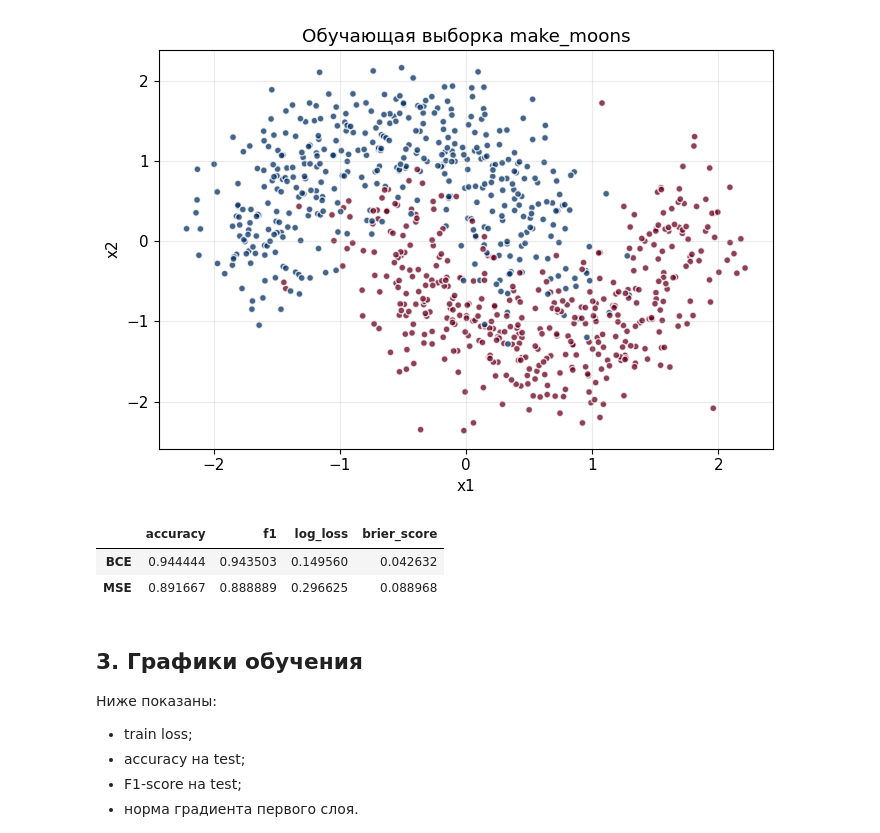
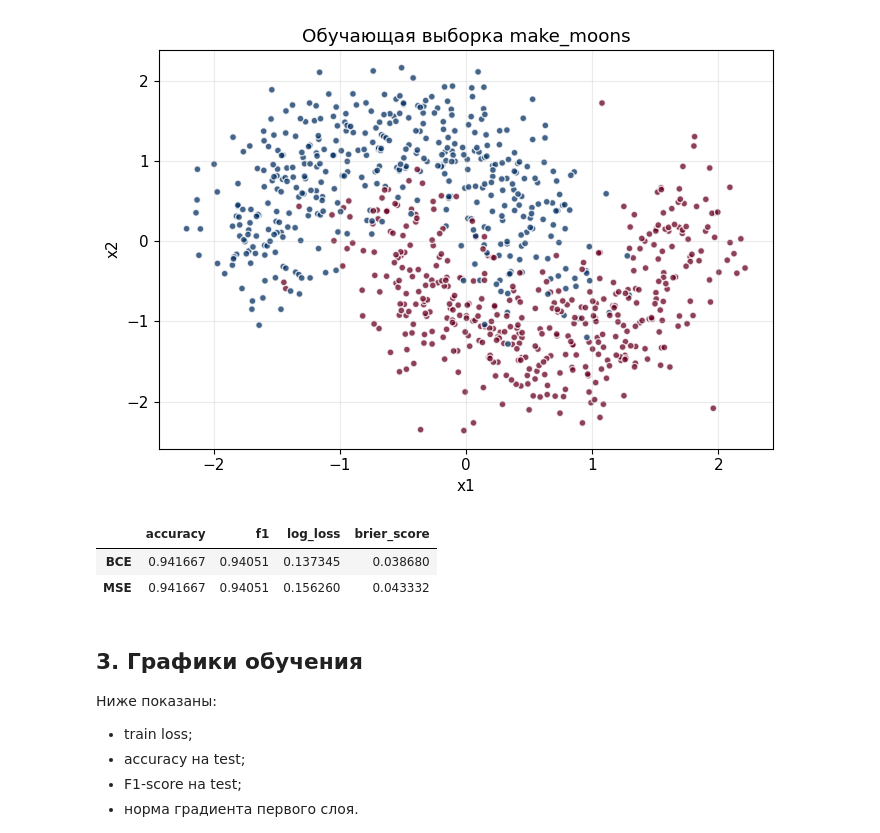
Before and after one commit to BaffledHedgehog/optproject, a Jupyter notebook: prototypeproject.ipynb.ipynb, the cells around one changed output. Cells and saved outputs as stored; diff of their text form; code cells hidden in the pictures.

```diff
--- a/prototypeproject.ipynb.ipynb
+++ b/prototypeproject.ipynb.ipynb
@@ -266,7 +265,7 @@ def evaluate(model, X_eval_t=None, y_eval=None):
     }
 
 
-def train(loss_name, epochs=350, lr=0.05, seed=SEED, track_every=5):
+def train(loss_name, epochs=1000, lr=0.05, seed=SEED, track_every=5):
     torch.manual_seed(seed)
     np.random.seed(seed)
     random.seed(seed)
@@ -297,35 +296,35 @@ def train(loss_name, epochs=350, lr=0.05, seed=SEED, track_every=5):
 
         optimizer.step()
 
         if epoch % track_every == 0 or epoch == epochs - 1:
             history.append({
                 "epoch": epoch,
                 "train_loss": loss.item(),
                 "grad_norm_first_layer": first_layer_grad,
                 "grad_norm_all": all_grad,
                 "mean_p_one_minus_p": mean_sigmoid_slope,
                 "mean_abs_logit": mean_abs_logit,
                 **evaluate(model),
             })
 
     return model, pd.DataFrame(history)
 
 
 models = {}
 histories = {}
 results = {}
 
 for loss_name in ["BCE", "MSE"]:
     model, hist = train(loss_name)
     models[loss_name] = model
     histories[loss_name] = hist
     results[loss_name] = evaluate(model)
 
 pd.DataFrame(results).T
 # %% [output]
 |  | accuracy | f1 | log_loss | brier_score |
-| BCE | 0.944444 | 0.943503 | 0.149560 | 0.042632 |
-| MSE | 0.891667 | 0.888889 | 0.296625 | 0.088968 |
+| BCE | 0.941667 | 0.94051 | 0.137345 | 0.038680 |
+| MSE | 0.941667 | 0.94051 | 0.156260 | 0.043332 |
 # %% [markdown]
 ## 3. Графики обучения
 
```
Also changed, not shown: parts of 16 cells of this notebook, 3 other files.
